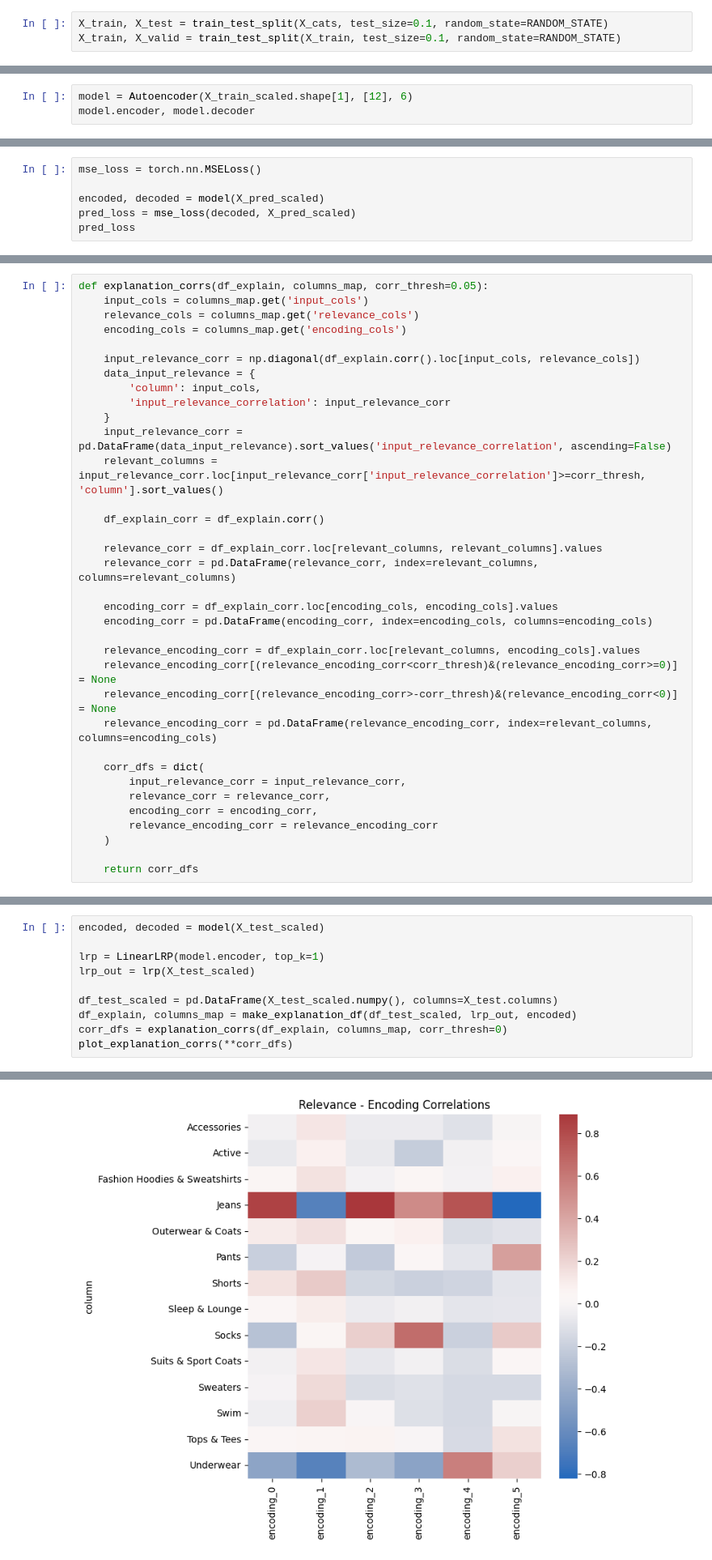
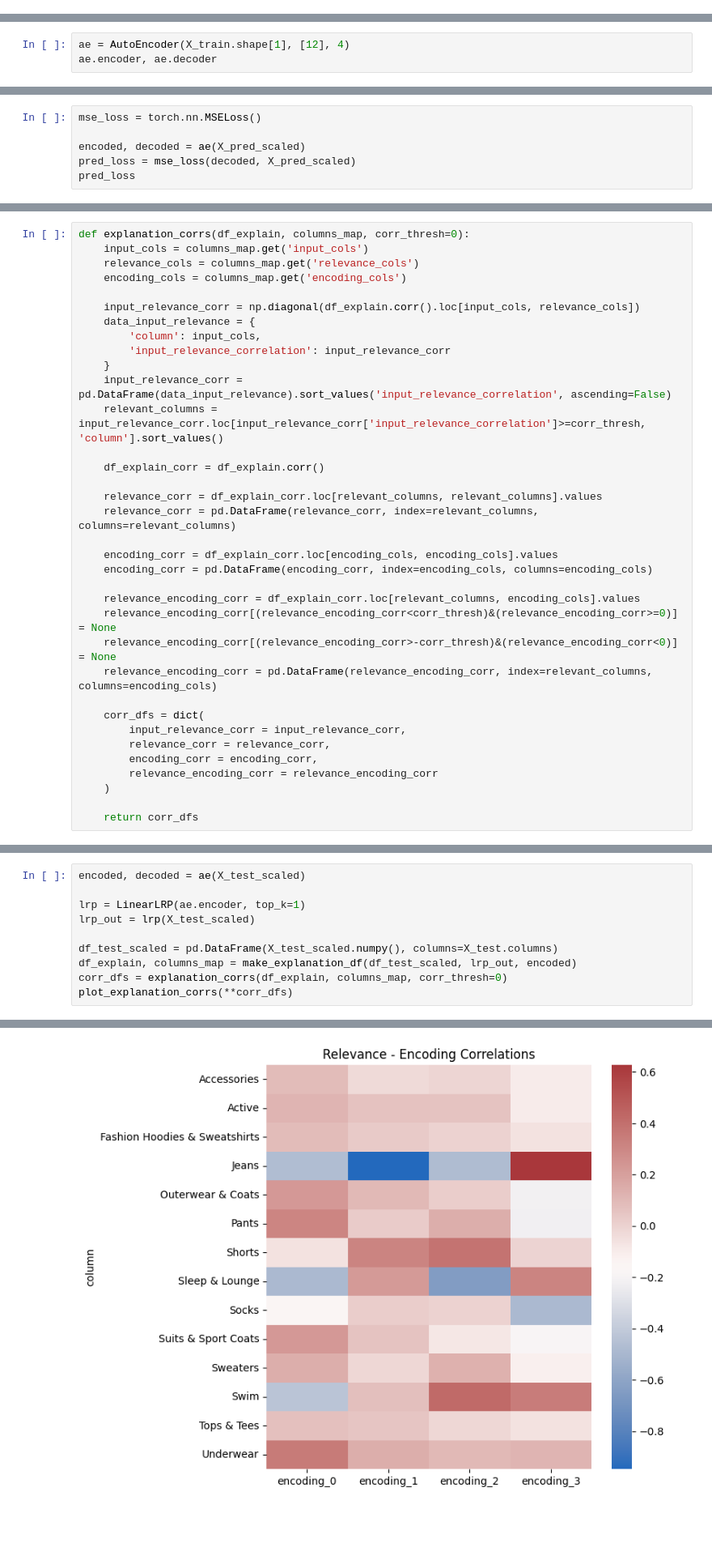
Before and after one commit to egeatmaca/ecommerce_segments, a Jupyter notebook: notebooks/customer_segmentation_category.ipynb, the cells around one changed output, grey strips where cells are left out. Shown at 81% size. Saved outputs shown, nothing was run; the diff lists cells and outputs as text; blank space fills up the shorter version.

```diff
--- a/notebooks/customer_segmentation_category.ipynb
+++ b/notebooks/customer_segmentation_category.ipynb
@@ -240,3 +281,0 @@ from lrp import LinearLRP
-# %%
-X_train, X_test = train_test_split(X_cats, test_size=0.1, random_state=RANDOM_STATE)
-X_train, X_valid = train_test_split(X_train, test_size=0.1, random_state=RANDOM_STATE)
@@ -260,6 +282,6 @@ valid_loader = DataLoader(dataset_valid, batch_size=64, shuffle=True)
 # %%
-model = Autoencoder(X_train_scaled.shape[1], [12], 6)
-model.encoder, model.decoder
+ae = AutoEncoder(X_train.shape[1], [12], 4)
+ae.encoder, ae.decoder
 # %% [output]
 (Sequential(
    (0): Linear(in_features=14, out_features=12, bias=True)
@@ -304,7 +326,7 @@ tensor(0.0091, grad_fn=<MseLossBackward0>)
 # %%
 mse_loss = torch.nn.MSELoss()
 
-encoded, decoded = model(X_pred_scaled)
+encoded, decoded = ae(X_pred_scaled)
 pred_loss = mse_loss(decoded, X_pred_scaled)
 pred_loss
 # %% [output]
@@ -361,7 +379,7 @@ def make_explanation_df(X, lrp_out, encoded):
     df_explain = pd.DataFrame(data_explain, columns=explanation_cols)
     return df_explain, columns_map
 # %%
-def explanation_corrs(df_explain, columns_map, corr_thresh=0.05):
+def explanation_corrs(df_explain, columns_map, corr_thresh=0):
     input_cols = columns_map.get('input_cols')
     relevance_cols = columns_map.get('relevance_cols')
     encoding_cols = columns_map.get('encoding_cols')
@@ -419,9 +437,9 @@ def plot_explanation_corrs(input_relevance_corr, relevance_corr, encoding_corr,
     ax = sns.heatmap(encoding_corr_copy, cmap='vlag')
     ax.set_title('Encoding Correlations')
 # %%
-encoded, decoded = model(X_test_scaled)
+encoded, decoded = ae(X_test_scaled)
 
-lrp = LinearLRP(model.encoder, top_k=1)
+lrp = LinearLRP(ae.encoder, top_k=1)
 lrp_out = lrp(X_test_scaled)
 
 df_test_scaled = pd.DataFrame(X_test_scaled.numpy(), columns=X_test.columns)
@@ -434 +452 @@ plot_explanation_corrs(**corr_dfs)
-[figure, old version]
+[figure, new version]
```
Also changed, not shown: parts of 54 cells of this notebook, 4 other files.
